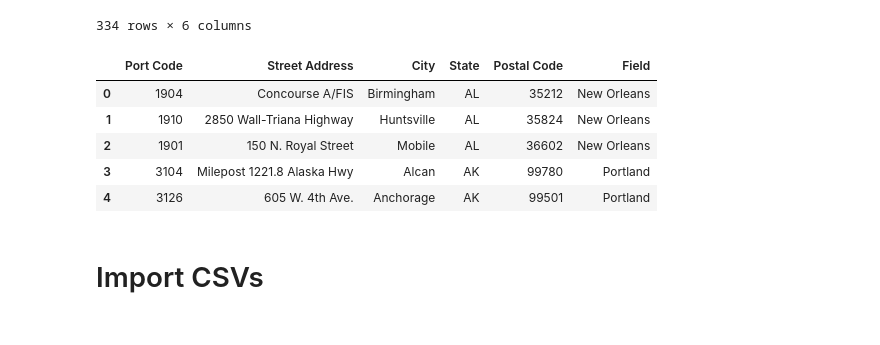
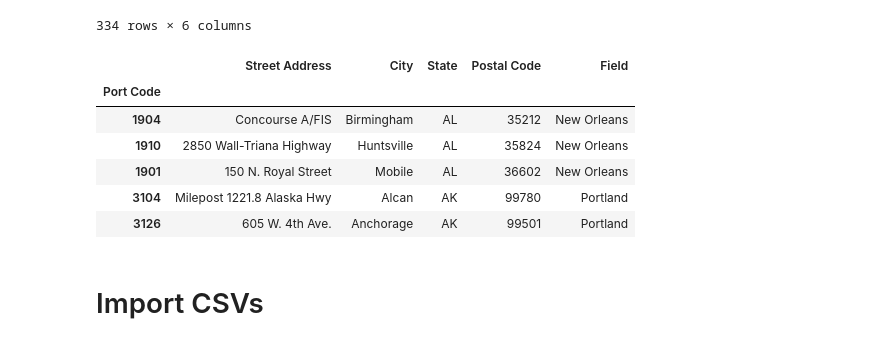
Before and after one commit to david-kishi/US-Border-Data-Scraping, a Jupyter notebook: US_Port_of_Entry_Scraping.ipynb, the cells around one changed output. Drawn from its saved outputs; the diff is of its cells as text; code cells hidden in the pictures.

```diff
--- a/US_Port_of_Entry_Scraping.ipynb
+++ b/US_Port_of_Entry_Scraping.ipynb
@@ -90,16 +90,18 @@ ports_df
 | 333 | Hagatna, Guam, Guam - 3207 | A.B. Won Pat Guam International A... | Tamuning | GU | 96913 | San Francisco |
 334 rows × 6 columns
 # %%
-# Extract port code
+# Extract port code and set index
 ports_df['Port Code'] = ports_df['Port Code'].str[-4:]
+ports_df = ports_df.set_index('Port Code')
 ports_df.head()
 # %% [output]
-|  | Port Code | Street Address | City | State | Postal Code | Field |
-| 0 | 1904 | Concourse A/FIS | Birmingham | AL | 35212 | New Orleans |
-| 1 | 1910 | 2850 Wall-Triana Highway | Huntsville | AL | 35824 | New Orleans |
-| 2 | 1901 | 150 N. Royal Street | Mobile | AL | 36602 | New Orleans |
-| 3 | 3104 | Milepost 1221.8 Alaska Hwy | Alcan | AK | 99780 | Portland |
-| 4 | 3126 | 605 W. 4th Ave. | Anchorage | AK | 99501 | Portland |
+|  | Street Address | City | State | Postal Code | Field |
+| Port Code |  |  |  |  |  |
+| 1904 | Concourse A/FIS | Birmingham | AL | 35212 | New Orleans |
+| 1910 | 2850 Wall-Triana Highway | Huntsville | AL | 35824 | New Orleans |
+| 1901 | 150 N. Royal Street | Mobile | AL | 36602 | New Orleans |
+| 3104 | Milepost 1221.8 Alaska Hwy | Alcan | AK | 99780 | Portland |
+| 3126 | 605 W. 4th Ave. | Anchorage | AK | 99501 | Portland |
 # %%
 # Save dataframe as csv
 ports_df.to_csv('Resources/US_CBP_Ports_Data.csv')
```
Also changed, not shown: parts of 6 cells of this notebook, 3 other files.
